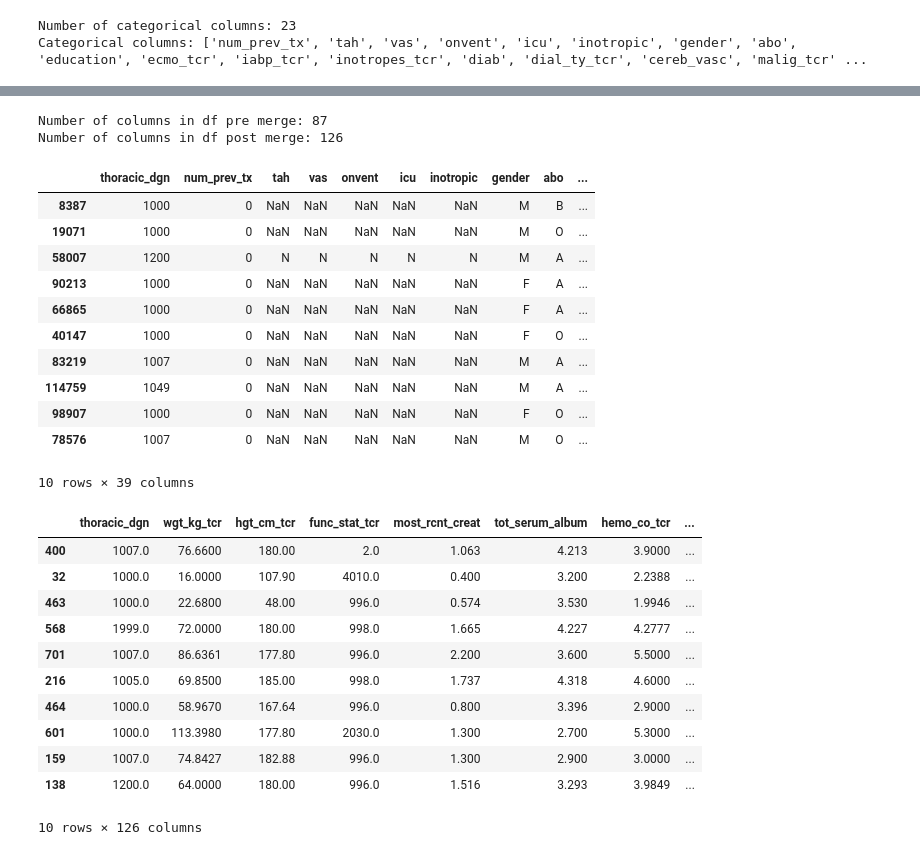
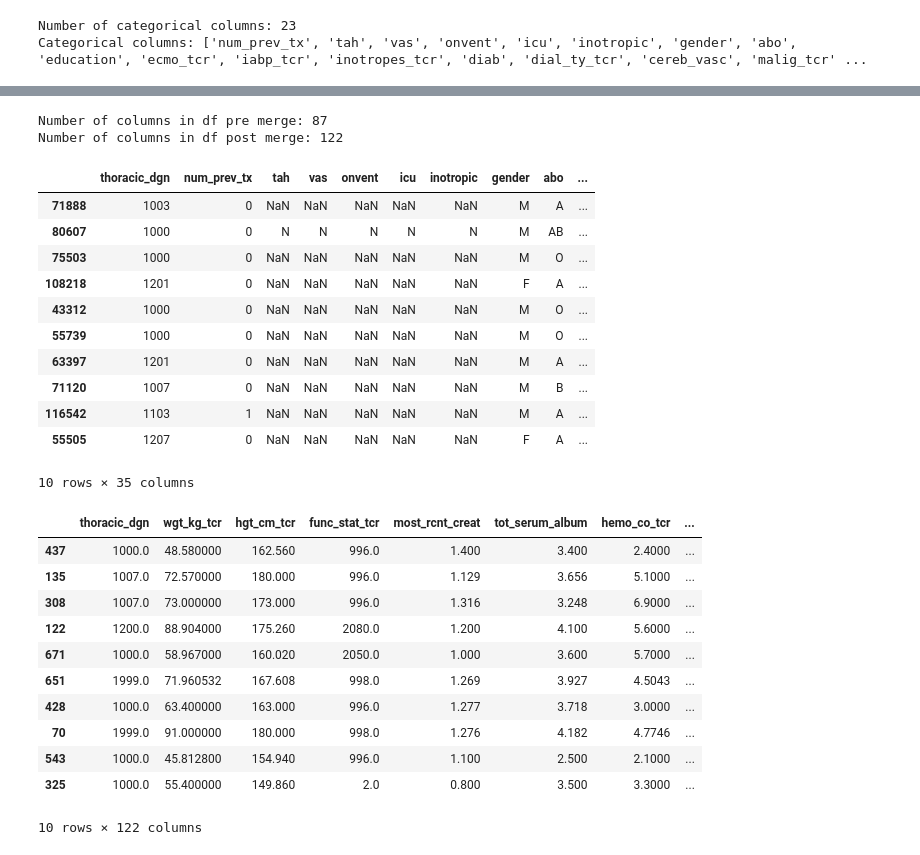
Before and after one commit to adicreson/time-to-heart-transplantation, a Jupyter notebook: week3/s1_imputer_v2.ipynb, the cells around one changed output, grey strips where cells are left out. Saved outputs shown, nothing was run; the diff lists cells and outputs as text; code cells hidden in the pictures.

```diff
--- a/week3/s1_imputer_v2.ipynb
+++ b/week3/s1_imputer_v2.ipynb
@@ -128,6 +110,4 @@ Iteration: 8
 # %%
 # Revert the encoding
 df[categorical_columns] = ordinal_encoder.inverse_transform(df[categorical_columns])
-
-df_tmp = df.copy()
 # %%
@@ -137,48 +114,46 @@ df_tmp = df.copy()
 # One hot encode the categorical columns
 df = pd.get_dummies(df, columns=categorical_columns)
 # %%
-df_tmp = df_tmp[desired_columns]
-
 #Number of columns in df pre merge
 print(f"Number of columns in df pre merge: {len(df.columns)}")
 
 # For each column in the dataframe, add another column prefixed with missing_ that is True if the value is missing and False otherwise
 for col in df_tmp.columns:
     df[f'{col}_missing'] = df_tmp[col].isnull().astype(int)
 
 #Number of columns in df post merge
 print(f"Number of columns in df post merge: {len(df.columns)}")
 
 df_tmp.sample(10)
 # %% [output]
 Number of columns in df pre merge: 87
-Number of columns in df post merge: 126
+Number of columns in df post merge: 122
 |  | thoracic_dgn | num_prev_tx | tah | vas | onvent | icu | inotropic | gender | abo | ... |
-| 8387 | 1000 | 0 | NaN | NaN | NaN | NaN | NaN | M | B | ... |
-| 19071 | 1000 | 0 | NaN | NaN | NaN | NaN | NaN | M | O | ... |
-| 58007 | 1200 | 0 | N | N | N | N | N | M | A | ... |
-| 90213 | 1000 | 0 | NaN | NaN | NaN | NaN | NaN | F | A | ... |
-| 66865 | 1000 | 0 | NaN | NaN | NaN | NaN | NaN | F | A | ... |
-| 40147 | 1000 | 0 | NaN | NaN | NaN | NaN | NaN | F | O | ... |
-| 83219 | 1007 | 0 | NaN | NaN | NaN | NaN | NaN | M | A | ... |
-| 114759 | 1049 | 0 | NaN | NaN | NaN | NaN | NaN | M | A | ... |
-| 98907 | 1000 | 0 | NaN | NaN | NaN | NaN | NaN | F | O | ... |
-| 78576 | 1007 | 0 | NaN | NaN | NaN | NaN | NaN | M | O | ... |
+| 71888 | 1003 | 0 | NaN | NaN | NaN | NaN | NaN | M | A | ... |
+| 80607 | 1000 | 0 | N | N | N | N | N | M | AB | ... |
+| 75503 | 1000 | 0 | NaN | NaN | NaN | NaN | NaN | M | O | ... |
+| 108218 | 1201 | 0 | NaN | NaN | NaN | NaN | NaN | F | A | ... |
+| 43312 | 1000 | 0 | NaN | NaN | NaN | NaN | NaN | M | O | ... |
+| 55739 | 1000 | 0 | NaN | NaN | NaN | NaN | NaN | M | O | ... |
+| 63397 | 1201 | 0 | NaN | NaN | NaN | NaN | NaN | M | A | ... |
+| 71120 | 1007 | 0 | NaN | NaN | NaN | NaN | NaN | M | B | ... |
+| 116542 | 1103 | 1 | NaN | NaN | NaN | NaN | NaN | M | A | ... |
+| 55505 | 1207 | 0 | NaN | NaN | NaN | NaN | NaN | F | A | ... |
-10 rows × 39 columns
+10 rows × 35 columns
 # %%
 df.to_csv("../Data_120294_2023-03-29_cleaned.csv", index=False)
 
 df.sample(10)
 # %% [output]
 |  | thoracic_dgn | wgt_kg_tcr | hgt_cm_tcr | func_stat_tcr | most_rcnt_creat | tot_serum_album | hemo_co_tcr | ... |
-| 400 | 1007.0 | 76.6600 | 180.00 | 2.0 | 1.063 | 4.213 | 3.9000 | ... |
-| 32 | 1000.0 | 16.0000 | 107.90 | 4010.0 | 0.400 | 3.200 | 2.2388 | ... |
-| 463 | 1000.0 | 22.6800 | 48.00 | 996.0 | 0.574 | 3.530 | 1.9946 | ... |
-| 568 | 1999.0 | 72.0000 | 180.00 | 998.0 | 1.665 | 4.227 | 4.2777 | ... |
-| 701 | 1007.0 | 86.6361 | 177.80 | 996.0 | 2.200 | 3.600 | 5.5000 | ... |
-| 216 | 1005.0 | 69.8500 | 185.00 | 998.0 | 1.737 | 4.318 | 4.6000 | ... |
-| 464 | 1000.0 | 58.9670 | 167.64 | 996.0 | 0.800 | 3.396 | 2.9000 | ... |
-| 601 | 1000.0 | 113.3980 | 177.80 | 2030.0 | 1.300 | 2.700 | 5.3000 | ... |
-| 159 | 1007.0 | 74.8427 | 182.88 | 996.0 | 1.300 | 2.900 | 3.0000 | ... |
-| 138 | 1200.0 | 64.0000 | 180.00 | 996.0 | 1.516 | 3.293 | 3.9849 | ... |
+| 437 | 1000.0 | 48.580000 | 162.560 | 996.0 | 1.400 | 3.400 | 2.4000 | ... |
+| 135 | 1007.0 | 72.570000 | 180.000 | 996.0 | 1.129 | 3.656 | 5.1000 | ... |
+| 308 | 1007.0 | 73.000000 | 173.000 | 996.0 | 1.316 | 3.248 | 6.9000 | ... |
+| 122 | 1200.0 | 88.904000 | 175.260 | 2080.0 | 1.200 | 4.100 | 5.6000 | ... |
+| 671 | 1000.0 | 58.967000 | 160.020 | 2050.0 | 1.000 | 3.600 | 5.7000 | ... |
+| 651 | 1999.0 | 71.960532 | 167.608 | 998.0 | 1.269 | 3.927 | 4.5043 | ... |
+| 428 | 1000.0 | 63.400000 | 163.000 | 996.0 | 1.277 | 3.718 | 3.0000 | ... |
+| 70 | 1999.0 | 91.000000 | 180.000 | 998.0 | 1.276 | 4.182 | 4.7746 | ... |
+| 543 | 1000.0 | 45.812800 | 154.940 | 996.0 | 1.100 | 2.500 | 2.1000 | ... |
+| 325 | 1000.0 | 55.400000 | 149.860 | 2.0 | 0.800 | 3.500 | 3.3000 | ... |
-10 rows × 126 columns
+10 rows × 122 columns
```
Also changed, not shown: parts of 4 cells of this notebook.
